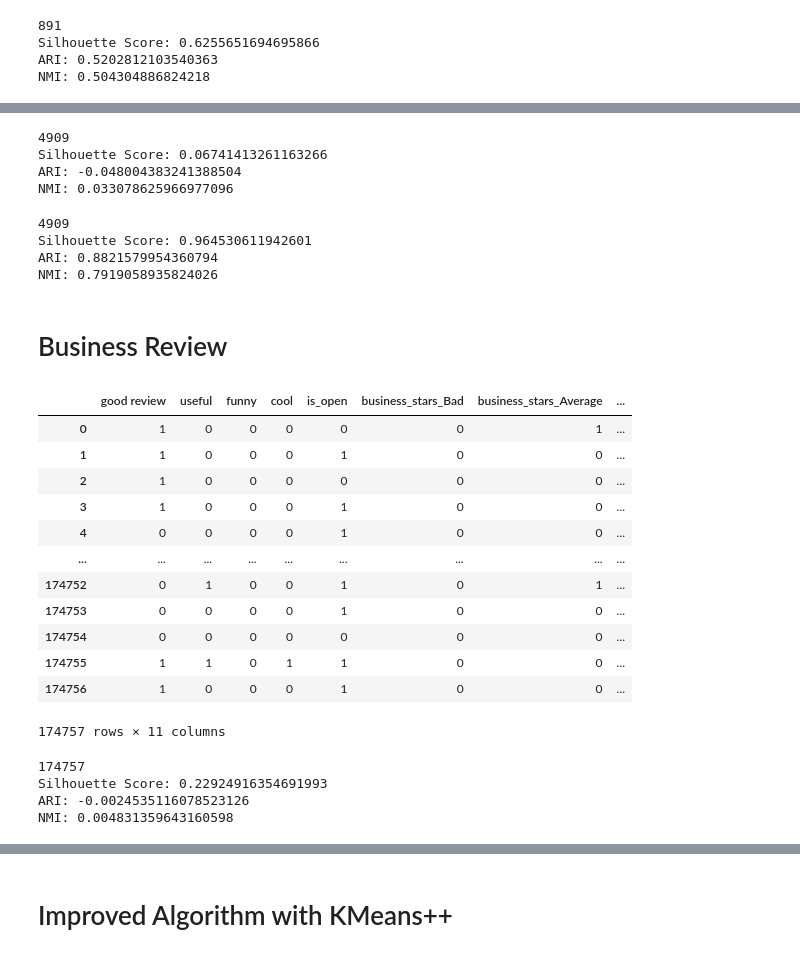
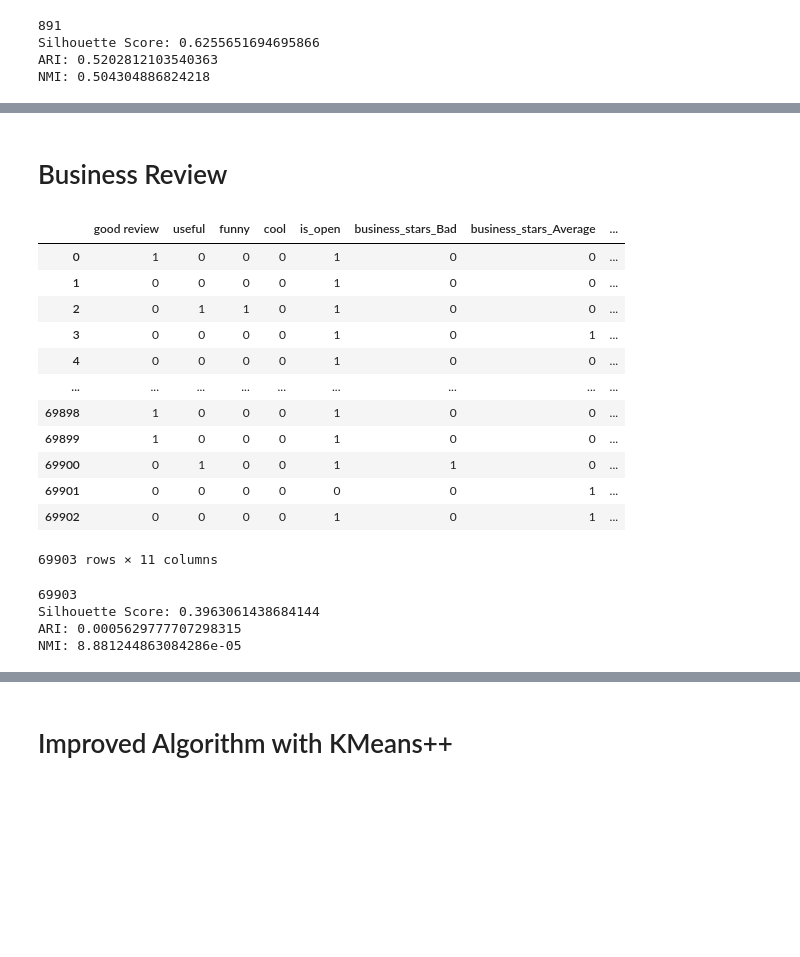
Before and after one commit to gtengwei/CZ4032-Data-Mining, a Jupyter notebook: kmeans.ipynb, the cells around one changed output, grey strips where cells are left out. Saved outputs shown, nothing was run; the diff lists cells and outputs as text; code cells hidden in the pictures; blank space fills up the shorter version.

Commit message:
update kmeans.ipynb remove stroke

```diff
--- a/kmeans.ipynb
+++ b/kmeans.ipynb
@@ -561,48 +371,32 @@ frequent_stroke_df
-# %%
-# KMeans with Dataset with additional columns of the Frequent Itemsets
-kmeans(frequent_stroke_df,true_labels)
-# %% [output]
-4909
-Silhouette Score: 0.06741413261163266
-ARI: -0.048004383241388504
-NMI: 0.033078625966977096
-# %%
-# KMeans with Dataset with only the Frequent Itemsets
-kmeans(only_frequent_itemsets_stroke,true_labels)
-# %% [output]
-4909
-Silhouette Score: 0.964530611942601
-ARI: 0.8821579954360794
-NMI: 0.7919058935824026
 # %% [markdown]
 # Business Review
 # %%
-review_df = pd.read_csv('dataset/business/sliced_review_business_2.csv')
+review_df = pd.read_csv('dataset/business/sliced_review_business_3.csv')
 review_df.drop(columns=['Unnamed: 0'],inplace=True)
 review_df
 # %% [output]
 |  | good review | useful | funny | cool | is_open | business_stars_Bad | business_stars_Average | ... |
-| 0 | 1 | 0 | 0 | 0 | 0 | 0 | 1 | ... |
-| 1 | 1 | 0 | 0 | 0 | 1 | 0 | 0 | ... |
-| 2 | 1 | 0 | 0 | 0 | 0 | 0 | 0 | ... |
-| 3 | 1 | 0 | 0 | 0 | 1 | 0 | 0 | ... |
+| 0 | 1 | 0 | 0 | 0 | 1 | 0 | 0 | ... |
+| 1 | 0 | 0 | 0 | 0 | 1 | 0 | 0 | ... |
+| 2 | 0 | 1 | 1 | 0 | 1 | 0 | 0 | ... |
+| 3 | 0 | 0 | 0 | 0 | 1 | 0 | 1 | ... |
 | 4 | 0 | 0 | 0 | 0 | 1 | 0 | 0 | ... |
 | ... | ... | ... | ... | ... | ... | ... | ... | ... |
-| 174752 | 0 | 1 | 0 | 0 | 1 | 0 | 1 | ... |
-| 174753 | 0 | 0 | 0 | 0 | 1 | 0 | 0 | ... |
-| 174754 | 0 | 0 | 0 | 0 | 0 | 0 | 0 | ... |
-| 174755 | 1 | 1 | 0 | 1 | 1 | 0 | 0 | ... |
-| 174756 | 1 | 0 | 0 | 0 | 1 | 0 | 0 | ... |
+| 69898 | 1 | 0 | 0 | 0 | 1 | 0 | 0 | ... |
+| 69899 | 1 | 0 | 0 | 0 | 1 | 0 | 0 | ... |
+| 69900 | 0 | 1 | 0 | 0 | 1 | 1 | 0 | ... |
+| 69901 | 0 | 0 | 0 | 0 | 0 | 0 | 1 | ... |
+| 69902 | 0 | 0 | 0 | 0 | 1 | 0 | 1 | ... |
-174757 rows × 11 columns
+69903 rows × 11 columns
 # %%
 # KMeans with Original Dataset
 true_labels = review_df['good review']
 kmeans(review_df,true_labels)
 # %% [output]
-174757
-Silhouette Score: 0.22924916354691993
-ARI: -0.0024535116078523126
-NMI: 0.004831359643160598
+69903
+Silhouette Score: 0.3963061438684144
+ARI: 0.0005629777707298315
+NMI: 8.881244863084286e-05
 # %%
 # Generation of Frequent Itemsets
 combined_freq_itemsets, rules = my_apriori(review_df,10000, 0.4, target='good review')
```
Also changed, not shown: parts of 25 cells of this notebook.
